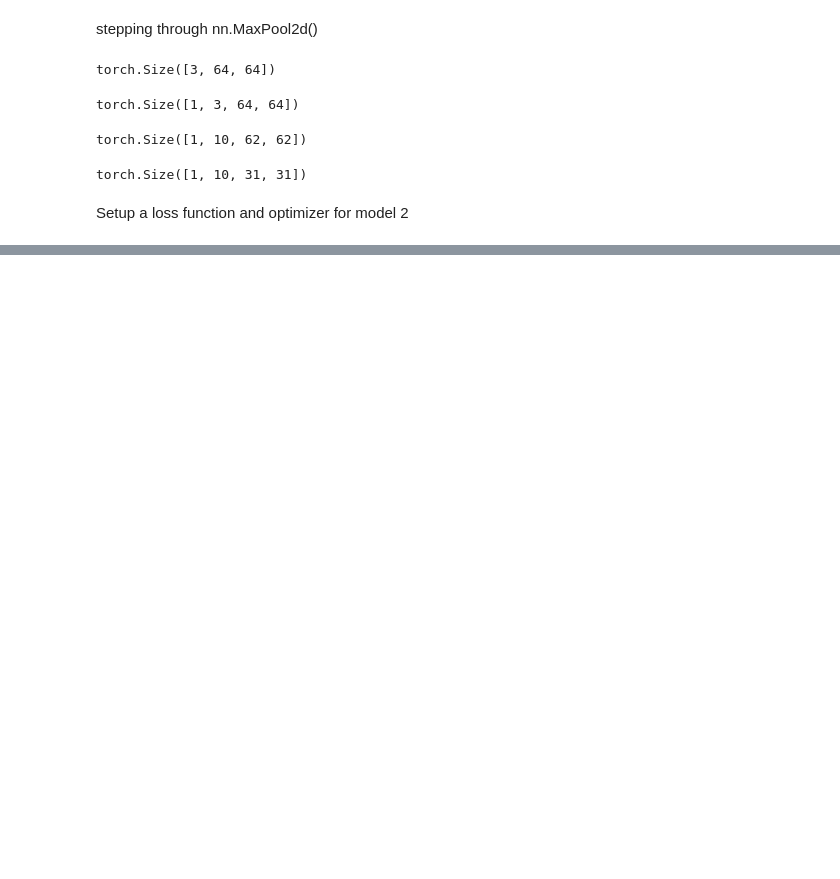
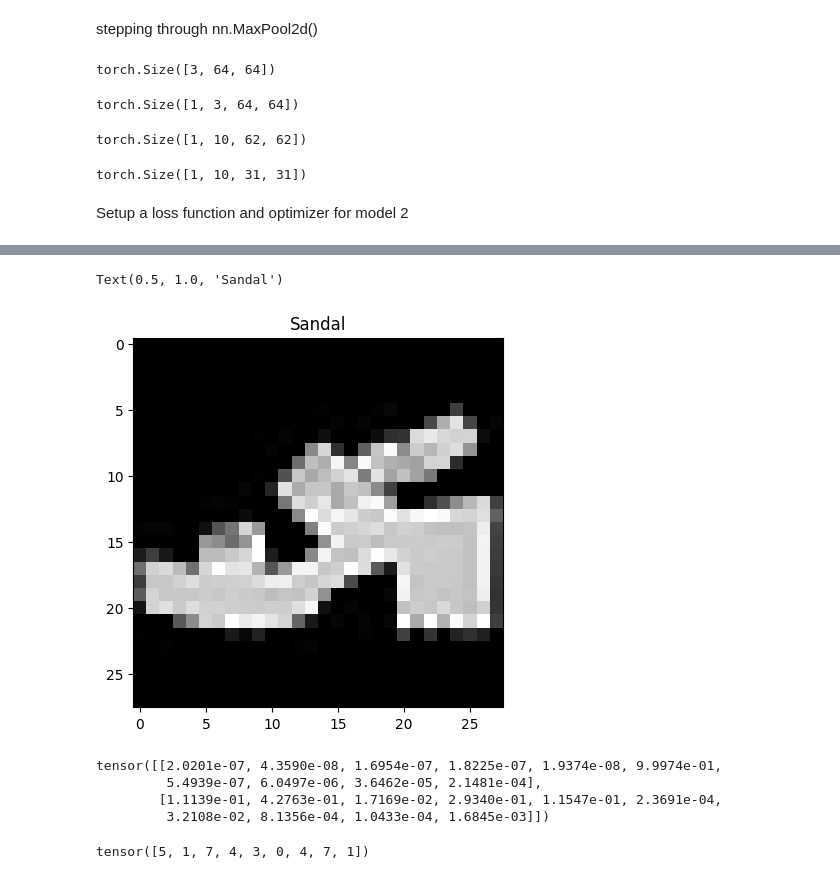
Before and after one commit to RyanTang019/PyTorch, a Jupyter notebook: 03_PyTorch_ComputerVision.ipynb, the cells around one changed output, grey strips where cells are left out. Cells and saved outputs as stored; diff of their text form; code cells hidden in the pictures; blank space fills up the shorter version.

```diff
--- a/03_PyTorch_ComputerVision.ipynb
+++ b/03_PyTorch_ComputerVision.ipynb
@@ -675,0 +807,25 @@ optimizer = torch.optim.SGD(params=model_2.parameters(),
+# %%
+plt.imshow(test_samples[0].squeeze(), cmap='gray')
+plt.title(class_names[test_labels[0]])
+# %% [output]
+Text(0.5, 1.0, 'Sandal')
+[figure, added]
+# %%
+#make predictions
+pred_probs = make_predictions(model=model_2,
+                              data=test_samples,
+                              device=device)
+
+#view the first 2 predictions
+pred_probs[:2]
+# %% [output]
+tensor([[2.0201e-07, 4.3590e-08, 1.6954e-07, 1.8225e-07, 1.9374e-08, 9.9974e-01,
+         5.4939e-07, 6.0497e-06, 3.6462e-05, 2.1481e-04],
+        [1.1139e-01, 4.2763e-01, 1.7169e-02, 2.9340e-01, 1.1547e-01, 2.3691e-04,
+         3.2108e-02, 8.1356e-04, 1.0433e-04, 1.6845e-03]])
+# %%
+#how to convert pred probs to labels
+pred_classes = pred_probs.argmax(dim=1)
+pred_classes
+# %% [output]
+tensor([5, 1, 7, 4, 3, 0, 4, 7, 1])
```
Also changed, not shown: parts of 43 cells of this notebook, 1 other file.
